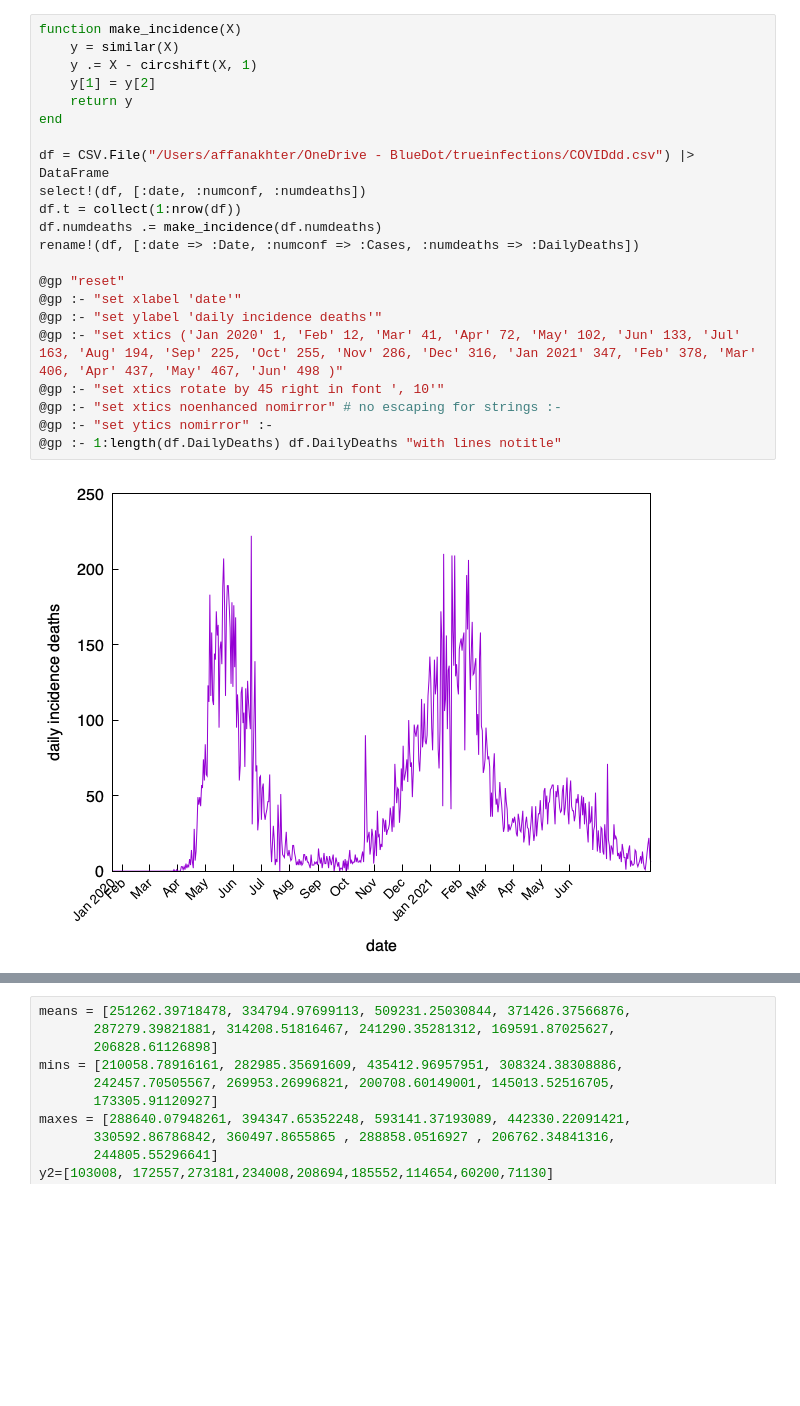
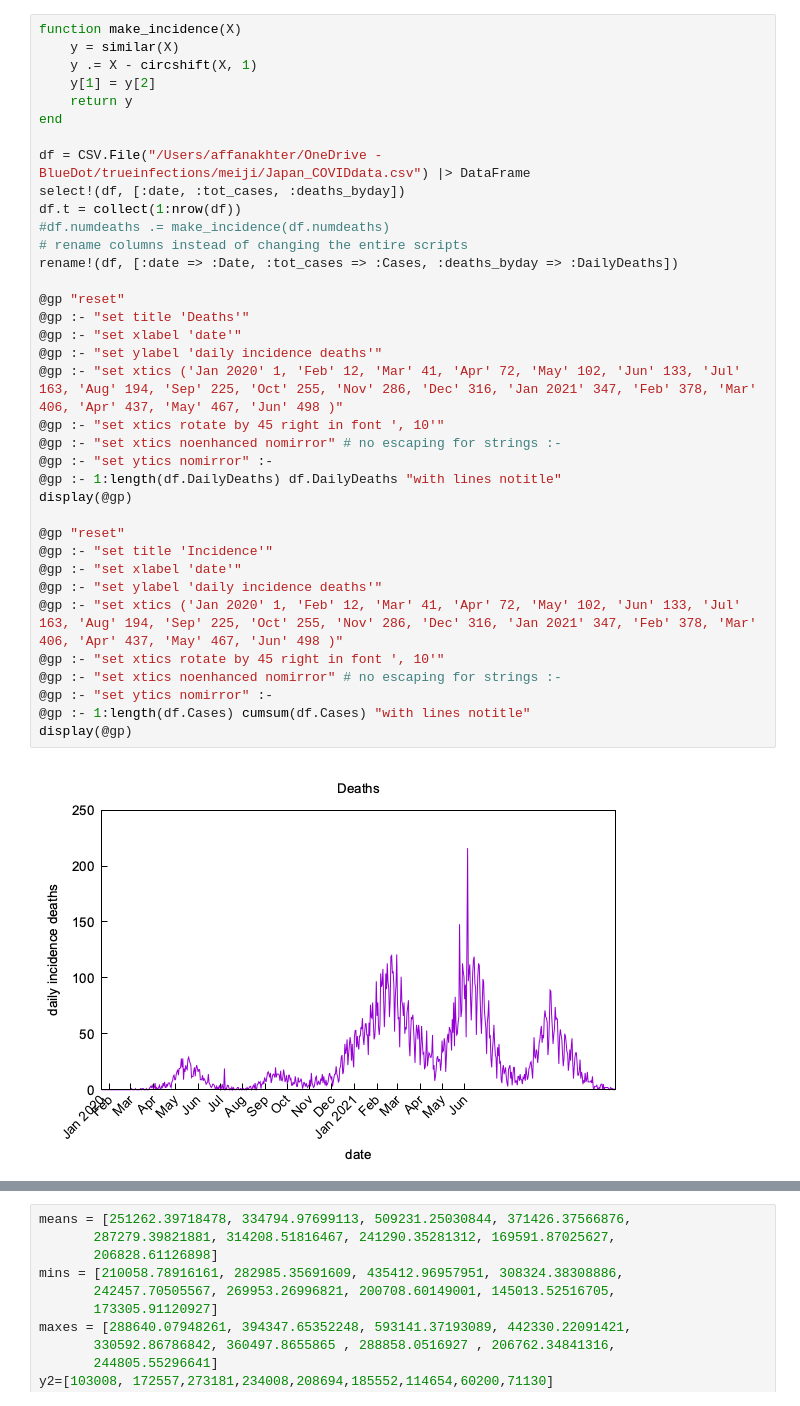
Before and after one commit to affans/c19popimmunity, a Jupyter notebook: population_immunity.ipynb, the cells around one changed output, grey strips where cells are left out. Saved outputs shown, nothing was run; the diff lists cells and outputs as text; blank space fills up the shorter version.

```diff
--- a/population_immunity.ipynb
+++ b/population_immunity.ipynb
@@ -54,24 +69,38 @@ fileprefix = "driscoll"
 # %%
 function make_incidence(X)
     y = similar(X)
     y .= X - circshift(X, 1)
     y[1] = y[2]
     return y
 end
 
-df = CSV.File("/Users/affanakhter/OneDrive - BlueDot/trueinfections/COVIDdd.csv") |> DataFrame
-select!(df, [:date, :numconf, :numdeaths])
+df = CSV.File("/Users/affanakhter/OneDrive - BlueDot/trueinfections/meiji/Japan_COVIDdata.csv") |> DataFrame
+select!(df, [:date, :tot_cases, :deaths_byday])
 df.t = collect(1:nrow(df))
-df.numdeaths .= make_incidence(df.numdeaths)
-rename!(df, [:date => :Date, :numconf => :Cases, :numdeaths => :DailyDeaths])
+#df.numdeaths .= make_incidence(df.numdeaths)
+# rename columns instead of changing the entire scripts
+rename!(df, [:date => :Date, :tot_cases => :Cases, :deaths_byday => :DailyDeaths])
 
 @gp "reset"
+@gp :- "set title 'Deaths'"
 @gp :- "set xlabel 'date'"
 @gp :- "set ylabel 'daily incidence deaths'"
 @gp :- "set xtics ('Jan 2020' 1, 'Feb' 12, 'Mar' 41, 'Apr' 72, 'May' 102, 'Jun' 133, 'Jul' 163, 'Aug' 194, 'Sep' 225, 'Oct' 255, 'Nov' 286, 'Dec' 316, 'Jan 2021' 347, 'Feb' 378, 'Mar' 406, 'Apr' 437, 'May' 467, 'Jun' 498 )"
 @gp :- "set xtics rotate by 45 right in font ', 10'"
 @gp :- "set xtics noenhanced nomirror" # no escaping for strings :-
 @gp :- "set ytics nomirror" :-
 @gp :- 1:length(df.DailyDeaths) df.DailyDeaths "with lines notitle"
+display(@gp)
+
+@gp "reset"
+@gp :- "set title 'Incidence'"
+@gp :- "set xlabel 'date'"
+@gp :- "set ylabel 'daily incidence deaths'"
+@gp :- "set xtics ('Jan 2020' 1, 'Feb' 12, 'Mar' 41, 'Apr' 72, 'May' 102, 'Jun' 133, 'Jul' 163, 'Aug' 194, 'Sep' 225, 'Oct' 255, 'Nov' 286, 'Dec' 316, 'Jan 2021' 347, 'Feb' 378, 'Mar' 406, 'Apr' 437, 'May' 467, 'Jun' 498 )"
+@gp :- "set xtics rotate by 45 right in font ', 10'"
+@gp :- "set xtics noenhanced nomirror" # no escaping for strings :-
+@gp :- "set ytics nomirror" :-
+@gp :- 1:length(df.Cases) cumsum(df.Cases) "with lines notitle"
+display(@gp)
 # %% [output]
-[figure, old version]
+[figure, new version]
```
Also changed, not shown: parts of 12 cells of this notebook.
